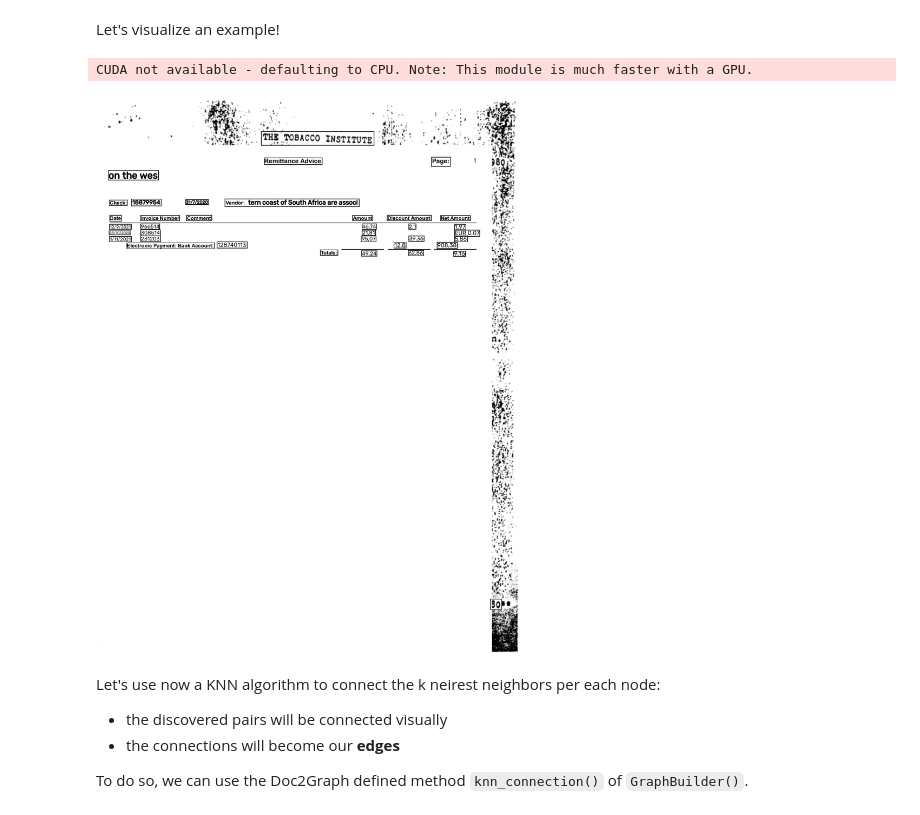
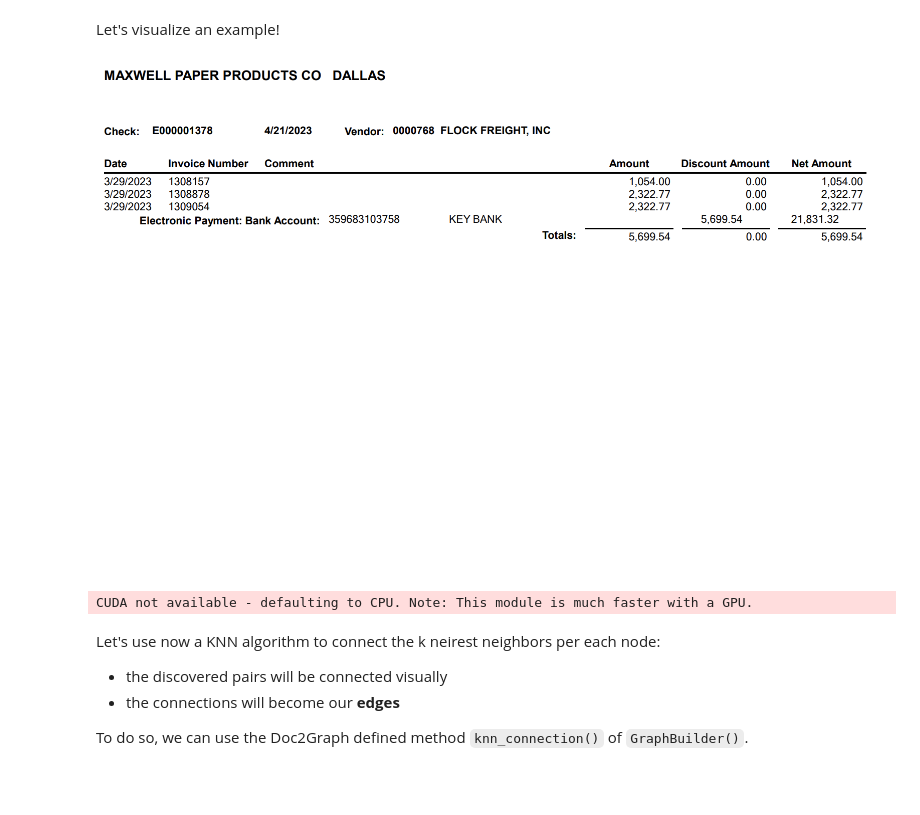
Before and after one commit to bilykigor/doc2graph, a Jupyter notebook: kie.ipynb, the cells around one changed output. Saved outputs shown, nothing was run; the diff lists cells and outputs as text; code cells hidden in the pictures; blank space fills up the shorter version.

```diff
--- a/kie.ipynb
+++ b/kie.ipynb
@@ -48,17 +48,19 @@ Let's visualize an example!
 # %%
 from src.paths import FUNSD_TEST, DATA ,CHECKPOINTS, REMITTANCE_VAL
 from PIL import Image, ImageDraw, ImageFont
 
 
 # funsd_test_images = FUNSD_TEST / 'images'
 # image_name = '83996357.png' #! change this to see different outputs from FUNSD, or pass your own image!
 
-funsd_test_images = DATA
-image_name = 't.jpg'
-image_path = str(funsd_test_images / image_name)
-image = Image.open(image_path).convert('L')
+funsd_test_images = DATA# / INF / 'images'
+image_name = 'i1.png'
+image_path = str(DATA / image_name)
+image = Image.open(image_path).convert('RGB')
 #image.save(image_path)
-#image
+image
+# %% [output]
+[figure, added]
 # %%
 import easyocr
 
@@ -125,10 +127,8 @@ def draw_boxes(image, boxes, labels=None, color='green', width=2):
 # %%
 #! get text boxes and contents
 boxs, texts = apply_ocr(image_path)
-draw_results(image, boxs, [])
+res = draw_results(image.copy(), boxs,None, [])
 image
-# %% [output]
-[figure, removed]
 # %% [markdown]
 Let's use now a KNN algorithm to connect the k neirest neighbors per each node:
 - the discovered pairs will be connected visually
```
Also changed, not shown: parts of 9 cells of this notebook, 3 other files.
